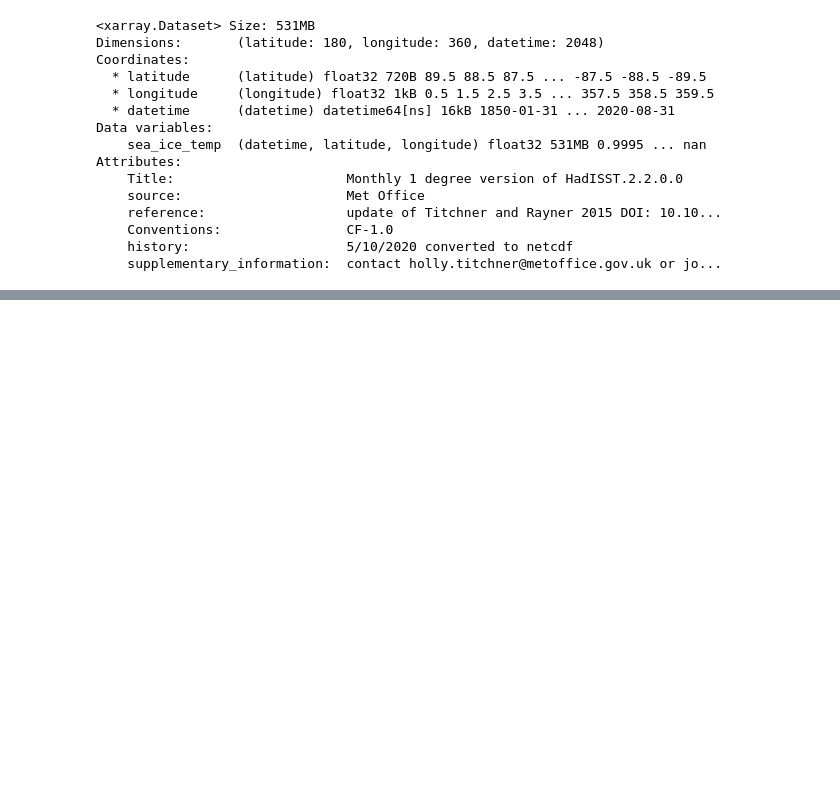
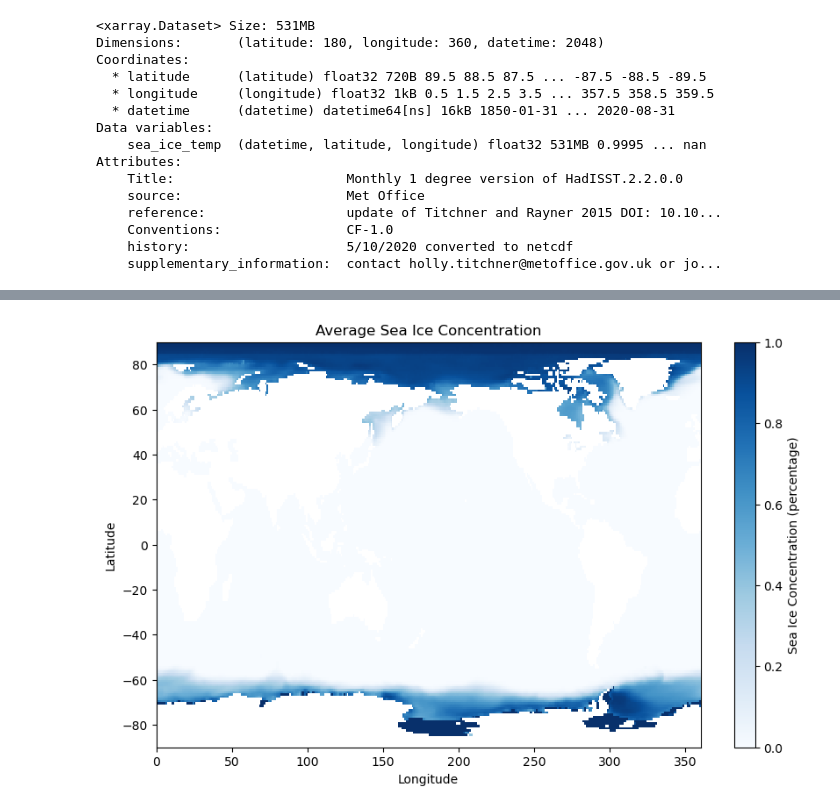
Before and after one commit to ana-e-uk/climate_data_integration, a Jupyter notebook: test.ipynb, the cells around one changed output, grey strips where cells are left out. Cells and saved outputs as stored; diff of their text form; code cells hidden in the pictures; blank space fills up the shorter version.

```diff
--- a/test.ipynb
+++ b/test.ipynb
@@ -452,0 +538,4 @@ Attributes:
+# %%
+plot_heatmap(ds_1)
+# %% [output]
+[figure, added]
```
Also changed, not shown: parts of 13 cells of this notebook.
